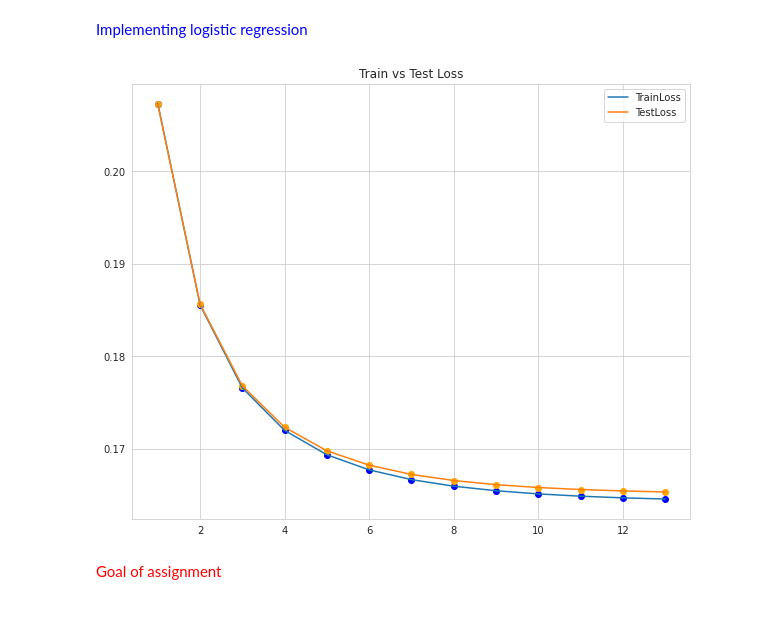
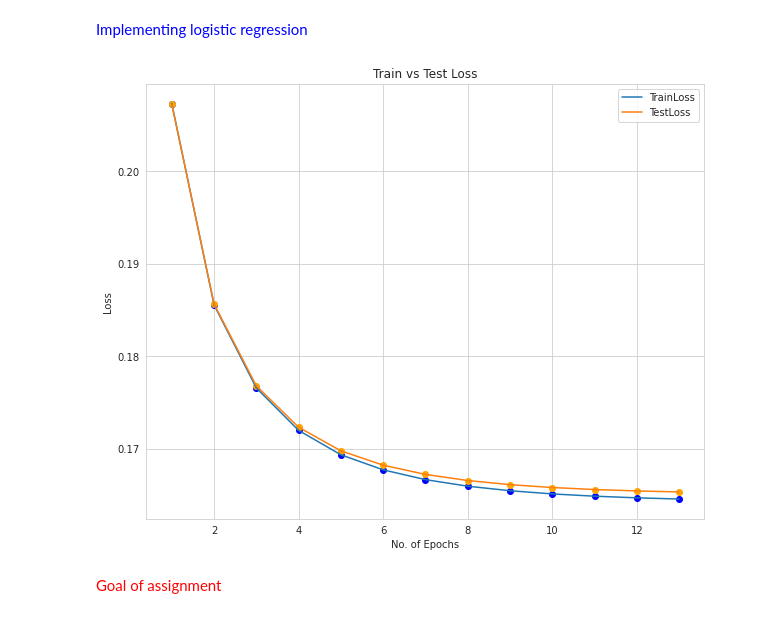
Before and after one commit to zama-sarib/ML-Implementation, a Jupyter notebook: Logistic_Regression_with_L2_Reg.ipynb, the cells around one changed output. Drawn from its saved outputs; the diff is of its cells as text; code cells hidden in the pictures.

```diff
--- a/Logistic_Regression_with_L2_Reg.ipynb
+++ b/Logistic_Regression_with_L2_Reg.ipynb
@@ -323,18 +323,20 @@ w,b,trainloss,testloss = train(X_train,y_train,X_test,y_test,epochs,alpha,eta0)
 # %%
 import seaborn as sns
 import matplotlib.pyplot as plt
 %matplotlib inline
 sns.set_style("whitegrid")
 plt.figure(figsize=(10,8))
 plt.scatter(np.arange(1,epochs+1),trainloss,color='blue')
 plt.scatter(np.arange(1,epochs+1),testloss,color='orange')
 plt.plot(np.arange(1,epochs+1),trainloss,label='TrainLoss')
 plt.plot(np.arange(1,epochs+1),testloss,label='TestLoss')
 plt.title("Train vs Test Loss")
+plt.xlabel("No. of Epochs")
+plt.ylabel("Loss")
 plt.legend()
 plt.show()
 # %% [output]
-[figure, old version]
+[figure, new version]
 # %% [markdown]
 <font color='red'>Goal of assignment</font>
 # %% [markdown]
```
